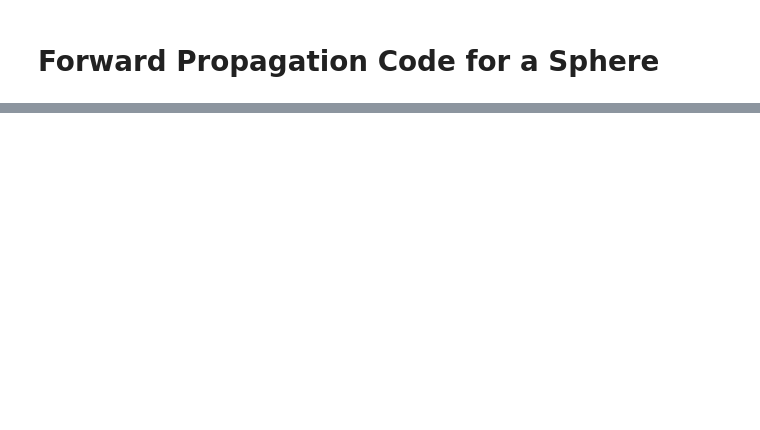
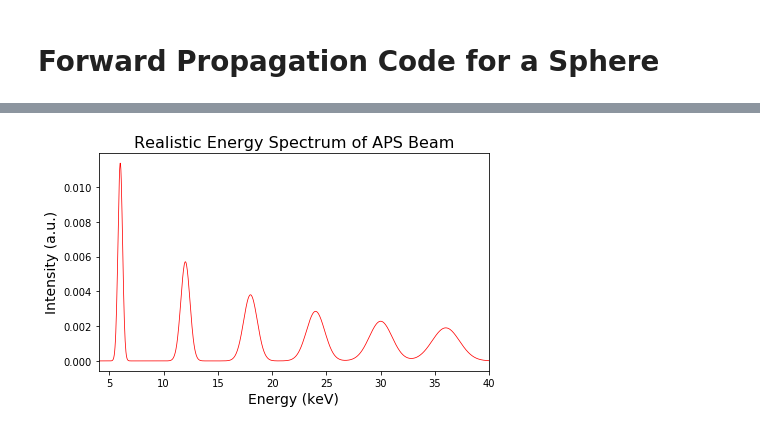
Before and after one commit to MSenani/X-Ray-Image-Reconstruction, a Jupyter notebook: Sphere_Reconstruction.ipynb, the cells around one changed output, grey strips where cells are left out. Saved outputs shown, nothing was run; the diff lists cells and outputs as text; code cells hidden in the pictures; blank space fills up the shorter version.

```diff
--- a/Sphere_Reconstruction.ipynb
+++ b/Sphere_Reconstruction.ipynb
@@ -170,0 +180,39 @@ plt.show()
+# %%
+def gaussian(x,mu,sigma):
+    return 1/(np.sqrt(2*np.pi)*sigma)*np.exp( -( ((x-mu)/sigma)**2 )/2)
+
+def makeGaussianHarmonics(E0, N_harmonics, N_samples, E_lim = None, sigmas = None):
+    ''' Returns a normalized intensity distribution of Gaussians
+        centered at harmonics of E0.'''
+    centroids = [i*E0 for i in range(1,N_harmonics+2)]
+
+    if sigmas is None:
+        sigmas = [0.035*E for E in centroids]
+
+    if E_lim is None:
+        energy_axis = np.linspace(E0 * 0.5, E0 * 1.5, N_samples)
+    else:
+        energy_axis = np.linspace(E_lim[0], E_lim[1], N_samples)
+
+    beam_profile = 0
+    for n,E in enumerate(centroids):
+        beam_profile += gaussian(energy_axis, centroids[n], sigmas[n])
+
+    beam_profile /= sum(beam_profile) # normalize the profile
+
+    return [energy_axis, beam_profile]
+
+E0 = 6.0
+energy_axis, beam_profile = makeGaussianHarmonics(E0, 5, 1000, E_lim = [4.0,40.0])
+
+fig = plt.figure(figsize = (7,4))
+ax  = fig.add_subplot(111)
+ax.plot(energy_axis, beam_profile, 'r-', lw = 0.75)
+ax.set_xlim([4,40])
+ax.set_xlabel('Energy (keV)', fontsize = 14)
+ax.set_ylabel('Intensity (a.u.)', fontsize = 14)
+ax.set_title('Realistic Energy Spectrum of APS Beam', fontsize = 16)
+plt.savefig('APS_Spectrum.png')
+plt.show()
+# %% [output]
+[figure, added]
```
Also changed, not shown: parts of 8 cells of this notebook, 1 other file.
